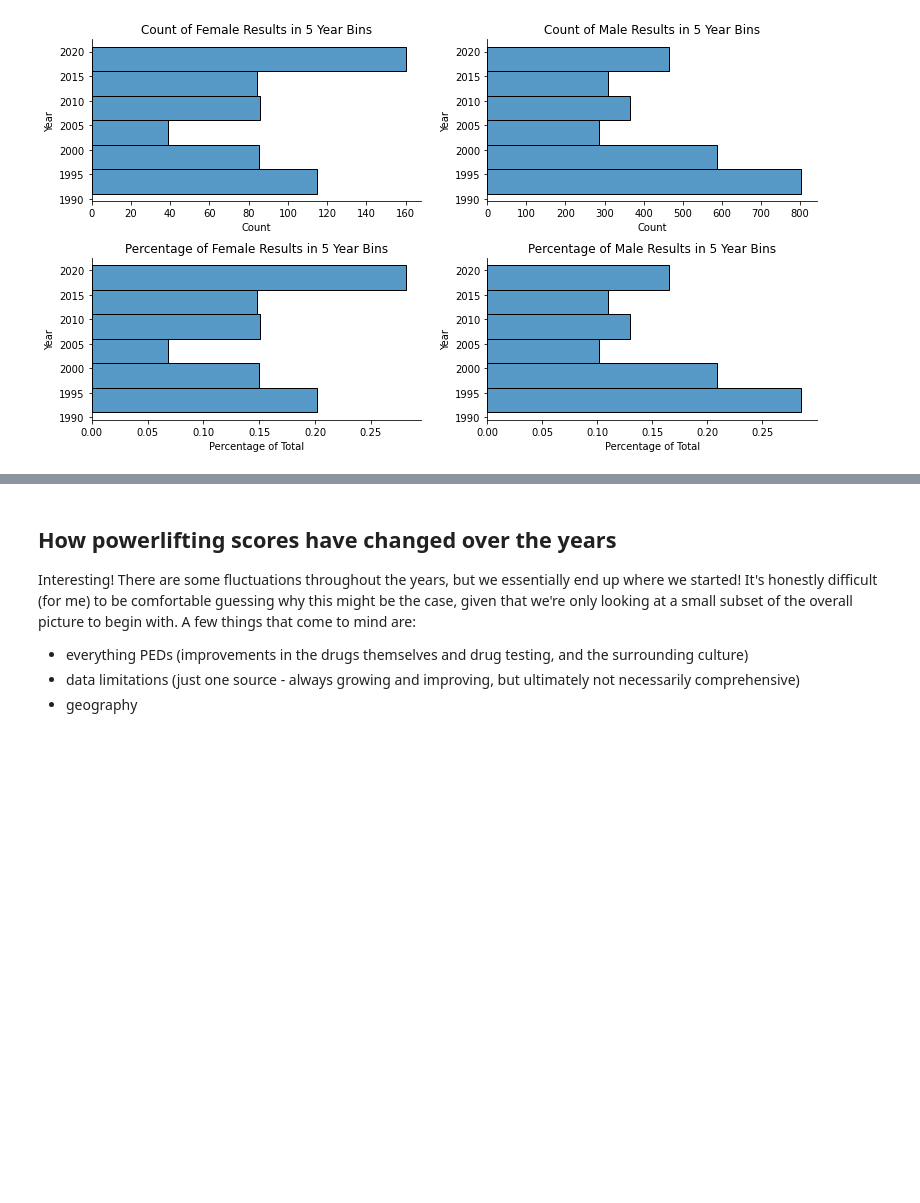
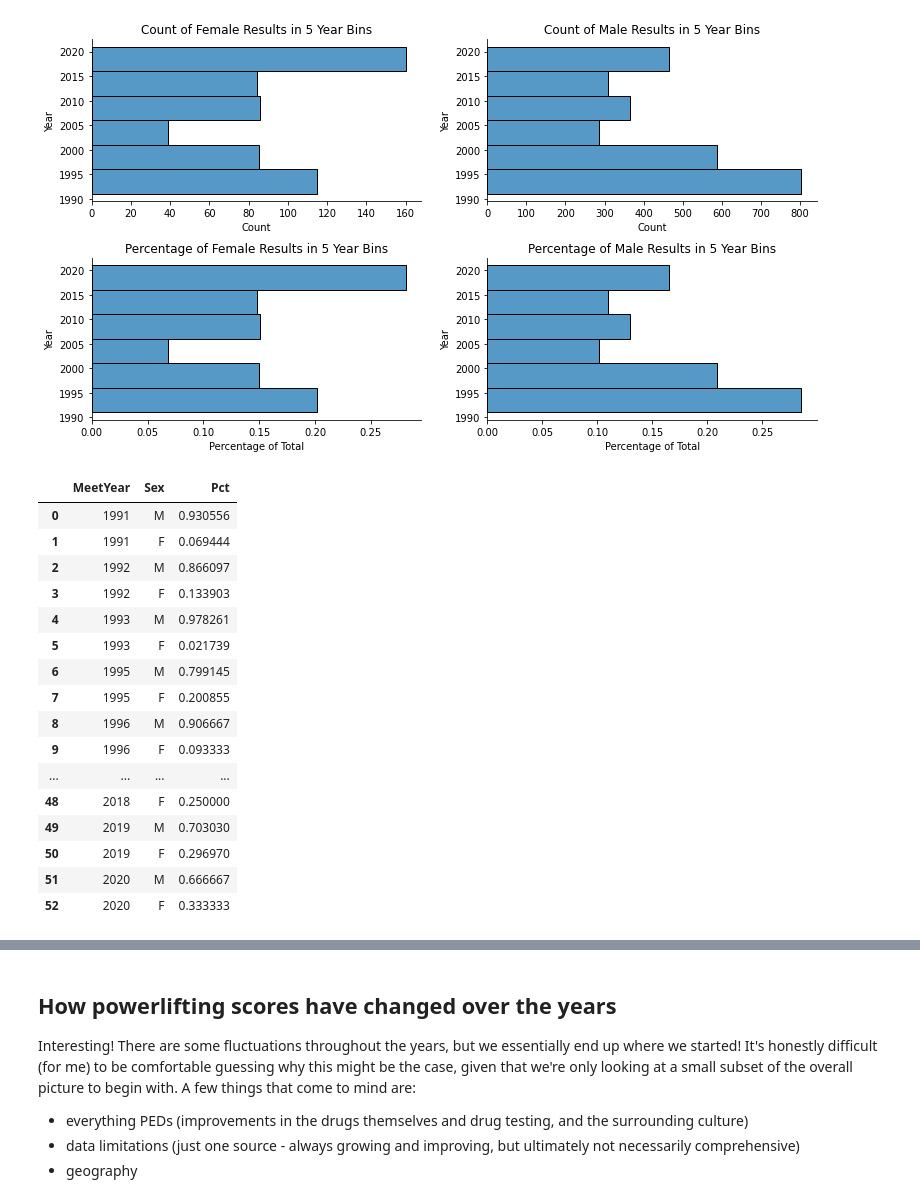
Before and after one commit to inunoriginal1/OpenPowerlifting, a Jupyter notebook: main.ipynb, the cells around one changed output, grey strips where cells are left out. Cells and saved outputs as stored; diff of their text form; code cells hidden in the pictures; blank space fills up the shorter version.

```diff
--- a/main.ipynb
+++ b/main.ipynb
@@ -789,3 +789,23 @@ sns.despine()
 plt.show()
 # %% [output]
 [figure]
+# %%
+ok.groupby('MeetYear').Sex.value_counts(normalize=True).to_frame().rename({'Sex': 'Pct'}, axis=1).reset_index()
+# %% [output]
+|  | MeetYear | Sex | Pct |
+| 0 | 1991 | M | 0.930556 |
+| 1 | 1991 | F | 0.069444 |
+| 2 | 1992 | M | 0.866097 |
+| 3 | 1992 | F | 0.133903 |
+| 4 | 1993 | M | 0.978261 |
+| 5 | 1993 | F | 0.021739 |
+| 6 | 1995 | M | 0.799145 |
+| 7 | 1995 | F | 0.200855 |
+| 8 | 1996 | M | 0.906667 |
+| 9 | 1996 | F | 0.093333 |
+| ... | ... | ... | ... |
+| 48 | 2018 | F | 0.250000 |
+| 49 | 2019 | M | 0.703030 |
+| 50 | 2019 | F | 0.296970 |
+| 51 | 2020 | M | 0.666667 |
+| 52 | 2020 | F | 0.333333 |
```
Also changed, not shown: parts of 3 cells of this notebook.
